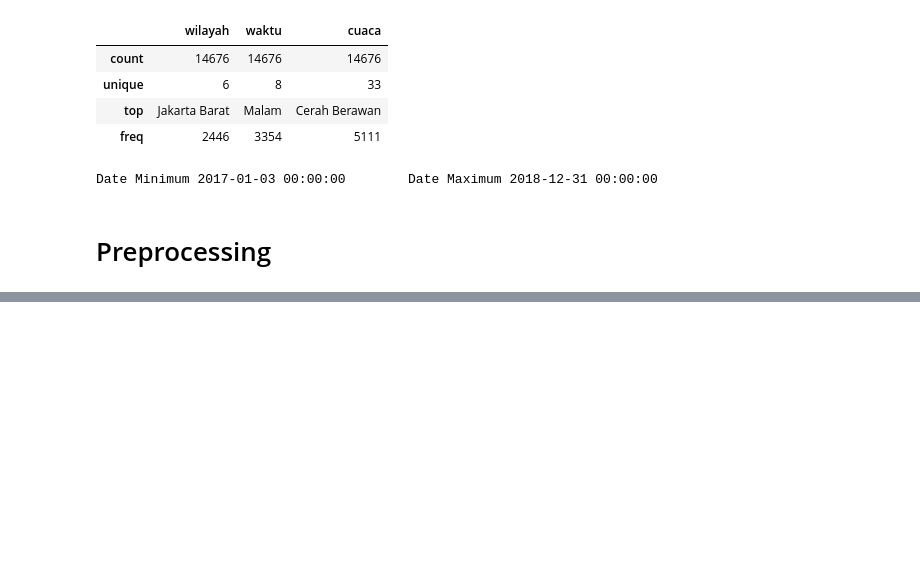
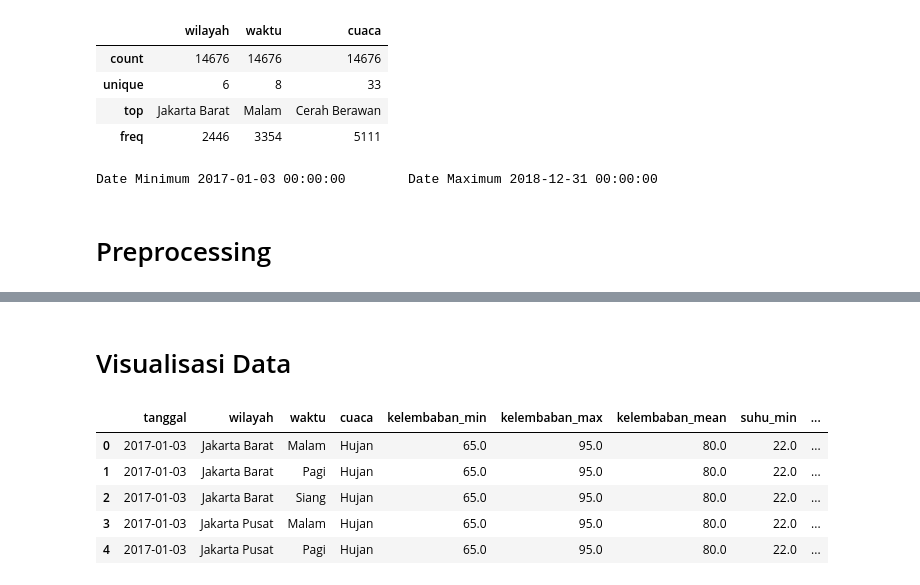
Before and after one commit to raihankemmy/jakarta-weather-classification-2018, a Jupyter notebook: Jakarta Weather Forecast/code.ipynb, the cells around one changed output, grey strips where cells are left out. Saved outputs shown, nothing was run; the diff lists cells and outputs as text; code cells hidden in the pictures; blank space fills up the shorter version.

```diff
--- a/Jakarta Weather Forecast/code.ipynb
+++ b/Jakarta Weather Forecast/code.ipynb
@@ -83,0 +278,11 @@ Date Minimum 2017-01-03 00:00:00        Date Maximum 2018-12-31 00:00:00
+# %% [markdown]
+# Visualisasi Data
+# %%
+df.head()
+# %% [output]
+|  | tanggal | wilayah | waktu | cuaca | kelembaban_min | kelembaban_max | kelembaban_mean | suhu_min | ... |
+| 0 | 2017-01-03 | Jakarta Barat | Malam | Hujan | 65.0 | 95.0 | 80.0 | 22.0 | ... |
+| 1 | 2017-01-03 | Jakarta Barat | Pagi | Hujan | 65.0 | 95.0 | 80.0 | 22.0 | ... |
+| 2 | 2017-01-03 | Jakarta Barat | Siang | Hujan | 65.0 | 95.0 | 80.0 | 22.0 | ... |
+| 3 | 2017-01-03 | Jakarta Pusat | Malam | Hujan | 65.0 | 95.0 | 80.0 | 22.0 | ... |
+| 4 | 2017-01-03 | Jakarta Pusat | Pagi | Hujan | 65.0 | 95.0 | 80.0 | 22.0 | ... |
```
Also changed, not shown: parts of 19 cells of this notebook.
